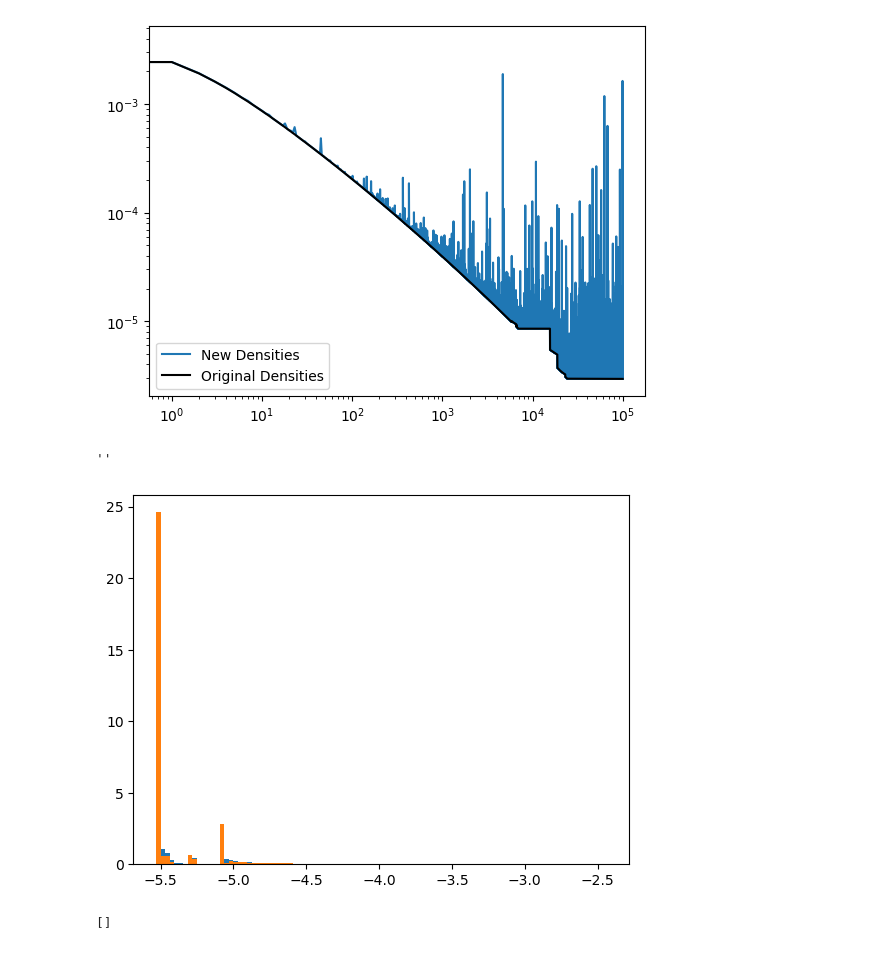
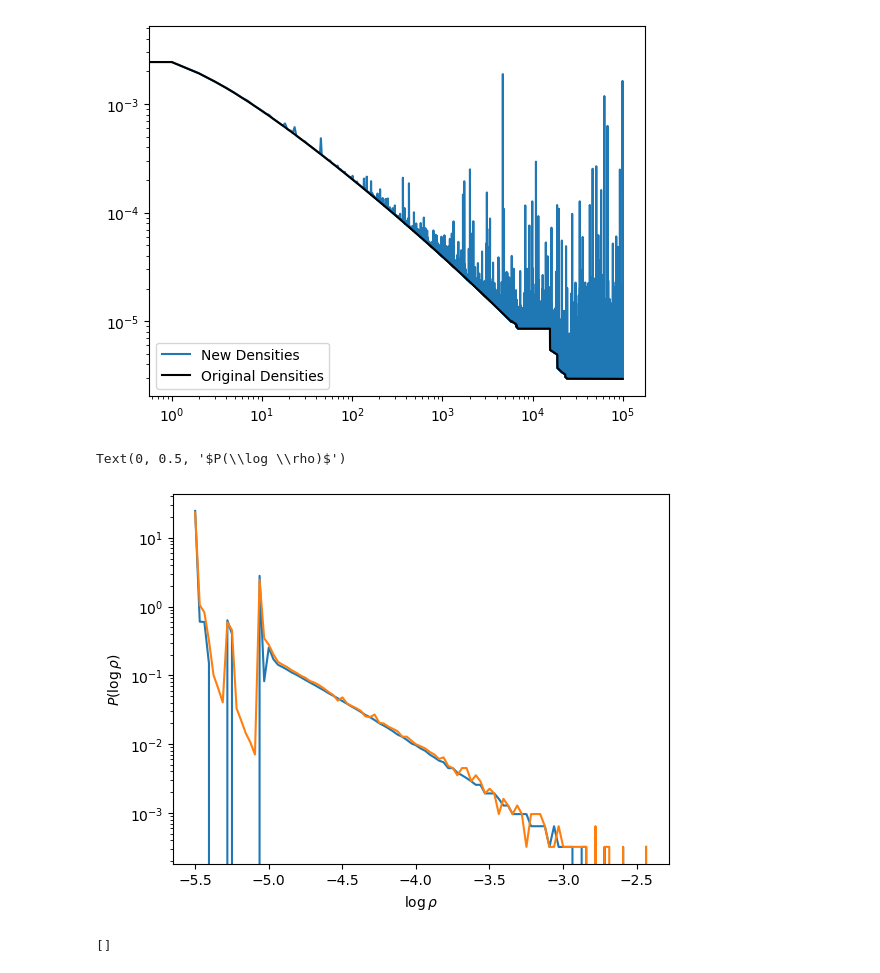
Before and after one commit to shauryagarg145/dark-matter-waves, a Jupyter notebook: densityDiff.ipynb, the cells around one changed output. Drawn from its saved outputs; the diff is of its cells as text; code cells hidden in the pictures.

```diff
--- a/densityDiff.ipynb
+++ b/densityDiff.ipynb
@@ -115,24 +116,26 @@ plt.legend()
 # %%
 plt.clf()
 
 prev = np.log10(rho)
 curr = np.log10(new_dens)
 
 mini = min(prev.min(), curr.min())
 maxi = max(prev.max(), curr.max())
 
 bins = np.linspace(mini, maxi, 100)
 
 #bins = 80
 
 prev_his = np.histogram(prev, bins, density = True)
 curr_his = np.histogram(curr, bins, density = True)
 
 plt.plot(prev_his[1][1:], prev_his[0])
 plt.semilogy(curr_his[1][1:], curr_his[0])
+plt.xlabel("$\\log \\rho$")
+plt.ylabel("$P(\\log \\rho)$")
 # %% [output]
-''
+Text(0, 0.5, '$P(\\log \\rho)$')
-[figure, old version]
+[figure, new version]
 # %%
 A = new_dens / dens
 plt.hist(np.log10(A), 50, density = True)
```
Also changed, not shown: parts of 1 cell of this notebook, 3 other files.
